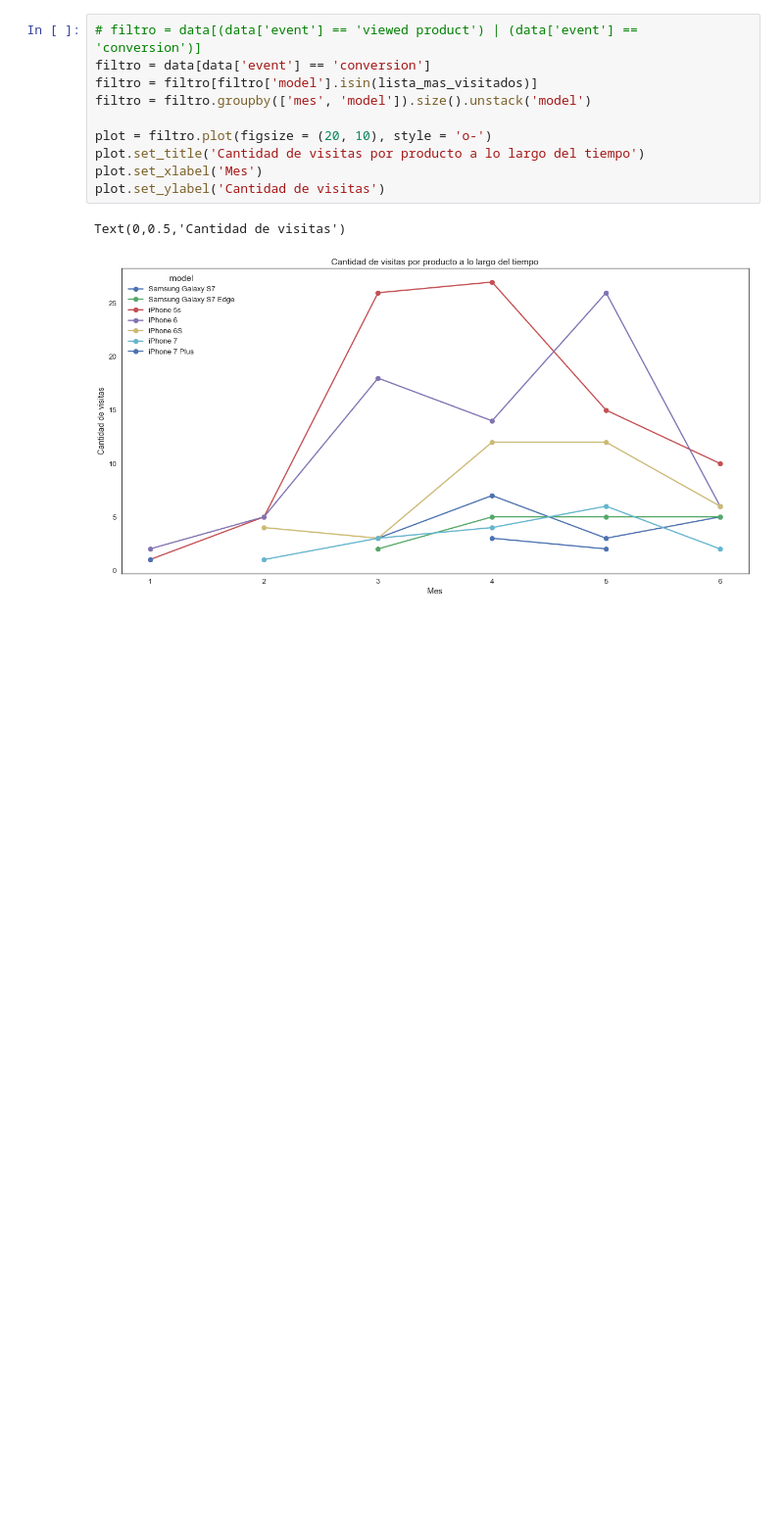
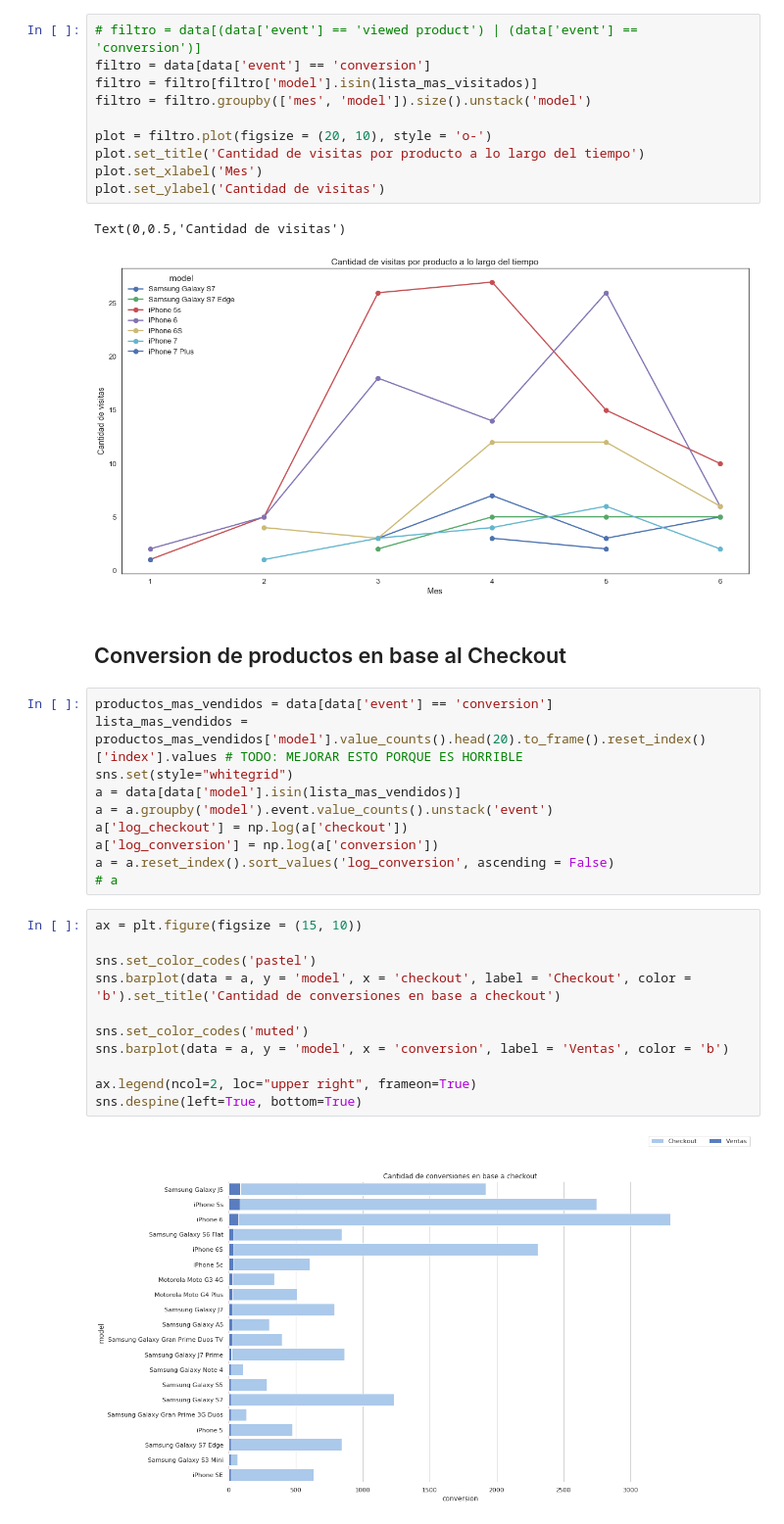
Before and after one commit to sebalogue/tp1-datos, a Jupyter notebook: src/Introduccion/2. analisis-productos.ipynb, the cells around one changed output. Shown: that part at 98% size. Cells and saved outputs as stored; diff of their text form; blank space fills up the shorter version.

```diff
--- a/src/Introduccion/2. analisis-productos.ipynb
+++ b/src/Introduccion/2. analisis-productos.ipynb
@@ -73,3 +73,28 @@ plot.set_ylabel('Cantidad de visitas')
 # %% [output]
 Text(0,0.5,'Cantidad de visitas')
 [figure]
+# %% [markdown]
+## Conversion de productos en base al Checkout
+# %%
+productos_mas_vendidos = data[data['event'] == 'conversion']
+lista_mas_vendidos = productos_mas_vendidos['model'].value_counts().head(20).to_frame().reset_index()['index'].values # TODO: MEJORAR ESTO PORQUE ES HORRIBLE
+sns.set(style="whitegrid")
+a = data[data['model'].isin(lista_mas_vendidos)]
+a = a.groupby('model').event.value_counts().unstack('event')
+a['log_checkout'] = np.log(a['checkout'])
+a['log_conversion'] = np.log(a['conversion'])
+a = a.reset_index().sort_values('log_conversion', ascending = False)
+# a
+# %%
+ax = plt.figure(figsize = (15, 10))
+
+sns.set_color_codes('pastel')
+sns.barplot(data = a, y = 'model', x = 'checkout', label = 'Checkout', color = 'b').set_title('Cantidad de conversiones en base a checkout')
+
+sns.set_color_codes('muted')
+sns.barplot(data = a, y = 'model', x = 'conversion', label = 'Ventas', color = 'b')
+
+ax.legend(ncol=2, loc="upper right", frameon=True)
+sns.despine(left=True, bottom=True)
+# %% [output]
+[figure, added]
```
Also changed, not shown: 2 other files.
